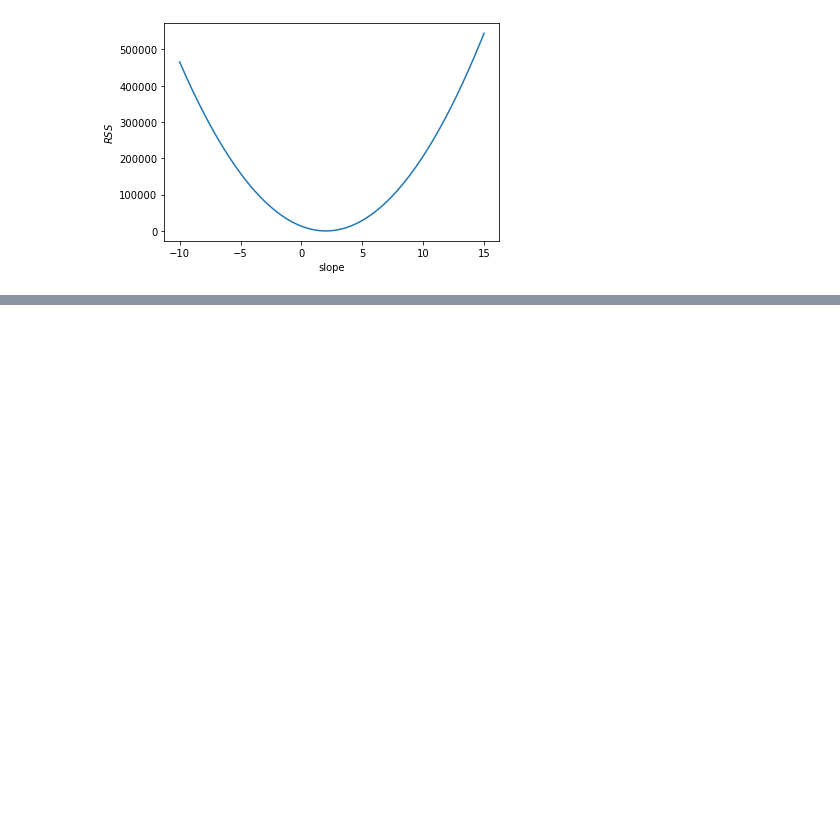
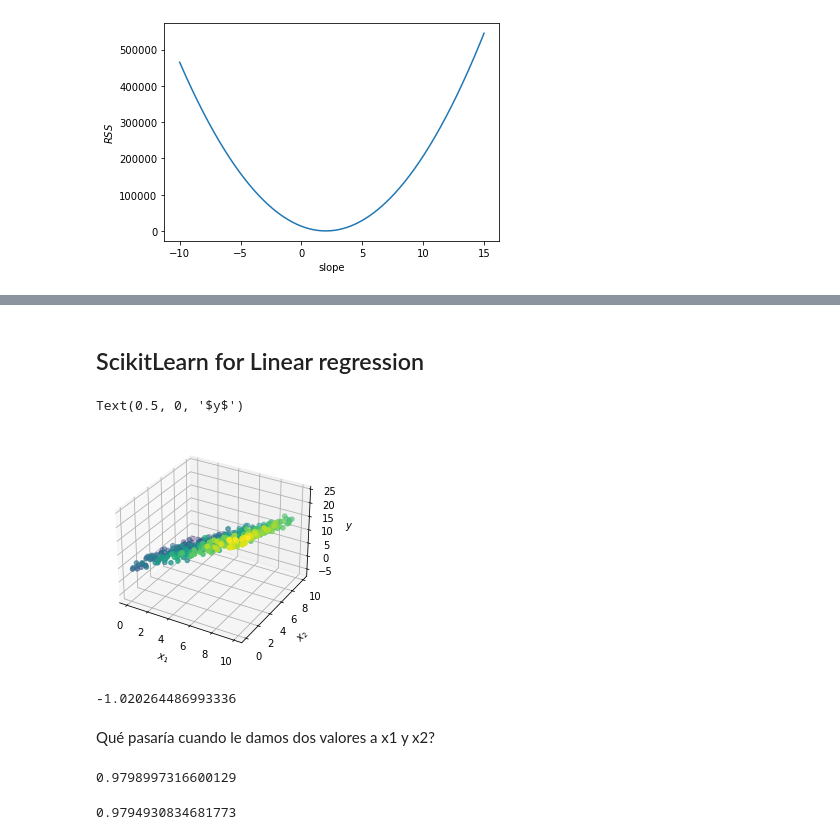
Before and after one commit to maby200/PythonForResearch, a Jupyter notebook: 5-week/5-week.ipynb, the cells around one changed output, grey strips where cells are left out. Drawn from its saved outputs; the diff is of its cells as text; code cells hidden in the pictures; blank space fills up the shorter version.

Commit message:
Linear regression

```diff
--- a/5-week/5-week.ipynb
+++ b/5-week/5-week.ipynb
@@ -77,0 +98,47 @@ array([13.65607504, 17.38428865,  4.69608348, 11.8746261 ,  8.16521255,
+# %% [markdown]
+## ScikitLearn for Linear regression
+# %%
+n = 500
+beta_0 = 5
+beta_1 = 2
+beta_2 = -1
+np.random.seed(1)
+x_1 = 10*ss.uniform.rvs(size=n)
+x_2 = 10*ss.uniform.rvs(size=n)
+y = beta_0 + beta_1 * x_1 + beta_2*x_2 + ss.norm.rvs(loc=0,scale=1,size=n)
+
+X = np.stack([x_1, x_2], axis=1)
+# %%
+fig = plt.figure()
+ax = fig.add_subplot(111,projection='3d')
+ax.scatter(X[:,0],X[:,1],y,c=y)
+ax.set_xlabel('$x_1$')
+ax.set_ylabel('$x_2$')
+ax.set_zlabel('$y$')
+# %% [output]
+Text(0.5, 0, '$y$')
+[figure, added]
+# %%
+lm = LinearRegression(fit_intercept=True)
+lm.fit(X,y)
+lm.intercept_
+lm.coef_[0]
+lm.coef_[1]
+# %% [output]
+-1.020264486993336
+# %% [markdown]
+Qué pasaría cuando le damos dos valores a x1 y x2?
+# %%
+X_0 = np.array([2,4])
+lm.predict(X_0.reshape(1,-1))
+lm.score(X,y)
+# %% [output]
+0.9798997316600129
+# %%
+X_train, X_test, y_train, y_test = train_test_split(X, y, train_size=0.5, random_state=1)
+lm = LinearRegression(fit_intercept=True)
+lm.fit(X_train, y_train)
+
+lm.score(X_test, y_test)
+# %% [output]
+0.9794930834681773
```
Also changed, not shown: parts of 7 cells of this notebook.
